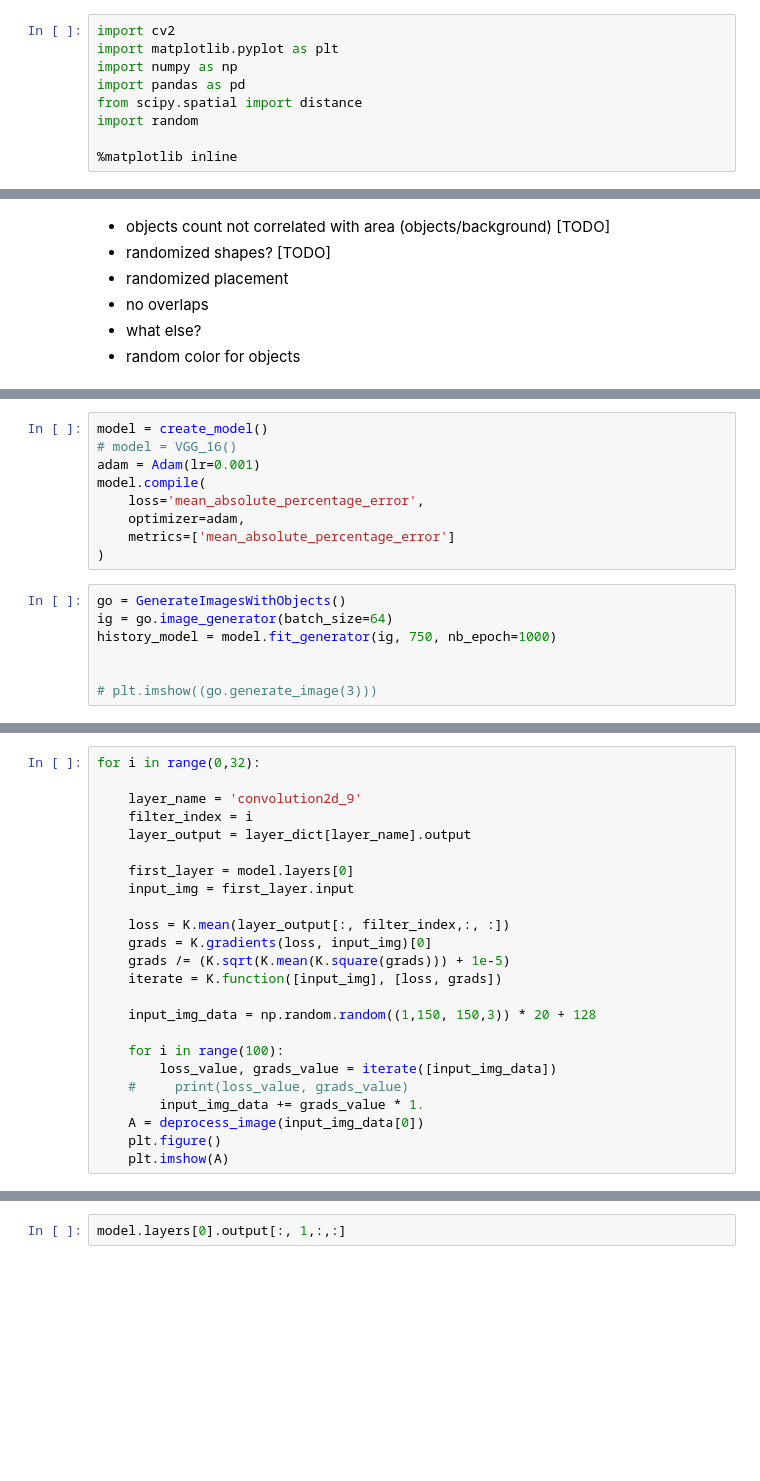
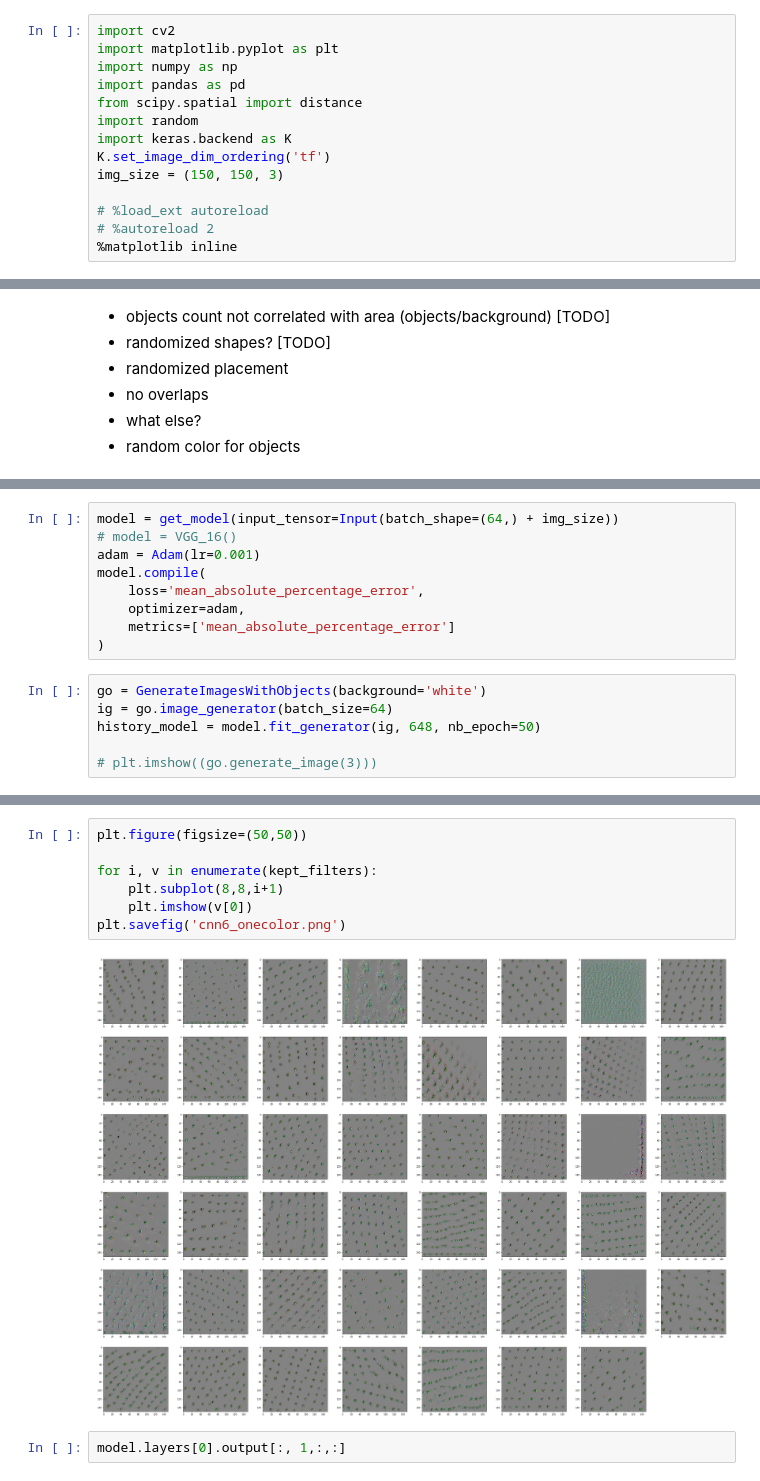
Before and after one commit to i008/deepcounting, a Jupyter notebook: deepcounting.ipynb, the cells around one changed output, grey strips where cells are left out. Cells and saved outputs as stored; diff of their text form; blank space fills up the shorter version.

Commit message:
filter visualization

```diff
--- a/deepcounting.ipynb
+++ b/deepcounting.ipynb
@@ -5,5 +5,10 @@ import numpy as np
 import pandas as pd
 from scipy.spatial import distance
 import random
+import keras.backend as K
+K.set_image_dim_ordering('tf')
+img_size = (150, 150, 3)
 
+# %load_ext autoreload
+# %autoreload 2
 %matplotlib inline
@@ -254,5 +336,5 @@ Using gpu device 0: GeForce GTX 1070 (CNMeM is enabled with initial size: 40.0%
 # %%
-model = create_model()
+model = get_model(input_tensor=Input(batch_shape=(64,) + img_size))
 # model = VGG_16()
 adam = Adam(lr=0.001)
 model.compile(
@@ -261,10 +343,9 @@ model.compile(
     metrics=['mean_absolute_percentage_error']
 )
 # %%
-go = GenerateImagesWithObjects()
+go = GenerateImagesWithObjects(background='white')
 ig = go.image_generator(batch_size=64)
-history_model = model.fit_generator(ig, 750, nb_epoch=1000)
-
+history_model = model.fit_generator(ig, 648, nb_epoch=50)
 
 # plt.imshow((go.generate_image(3)))
 # %% [output]
@@ -377,24 +407,0 @@ for i in range(0,10):
-# %%
-for i in range(0,32):
-
-    layer_name = 'convolution2d_9'
-    filter_index = i
-    layer_output = layer_dict[layer_name].output
-
-    first_layer = model.layers[0]
-    input_img = first_layer.input
-
-    loss = K.mean(layer_output[:, filter_index,:, :])
-    grads = K.gradients(loss, input_img)[0]
-    grads /= (K.sqrt(K.mean(K.square(grads))) + 1e-5)
-    iterate = K.function([input_img], [loss, grads])
-
-    input_img_data = np.random.random((1,150, 150,3)) * 20 + 128
-
-    for i in range(100):
-        loss_value, grads_value = iterate([input_img_data])
-    #     print(loss_value, grads_value)
-        input_img_data += grads_value * 1.
-    A = deprocess_image(input_img_data[0])
-    plt.figure()
-    plt.imshow(A)
@@ -464,3 +523,12 @@ layer_dict
+# %%
+plt.figure(figsize=(50,50))
+
+for i, v in enumerate(kept_filters):
+    plt.subplot(8,8,i+1)
+    plt.imshow(v[0])
+plt.savefig('cnn6_onecolor.png')
+# %% [output]
+[figure, added]
 # %%
 model.layers[0].output[:, 1,:,:]
 # %% [output]
```
Also changed, not shown: parts of 28 cells of this notebook.
